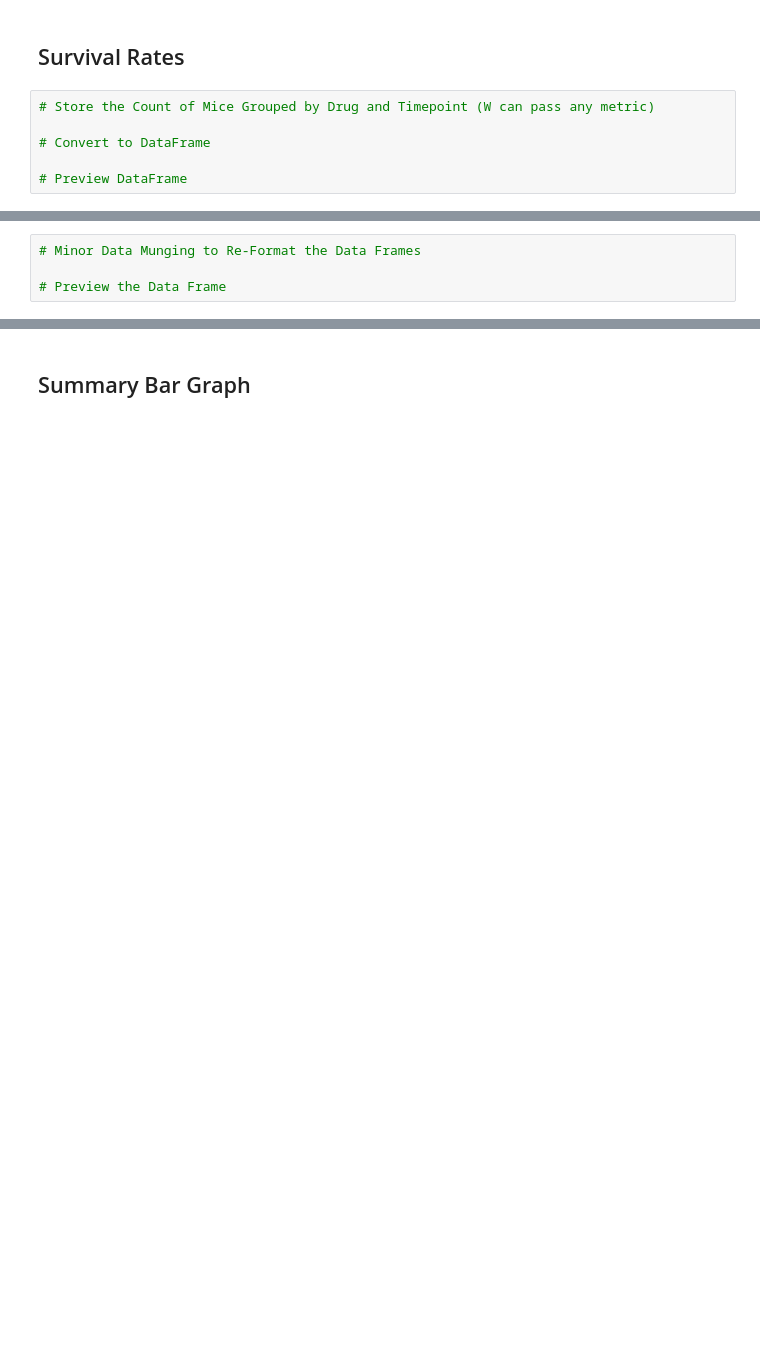
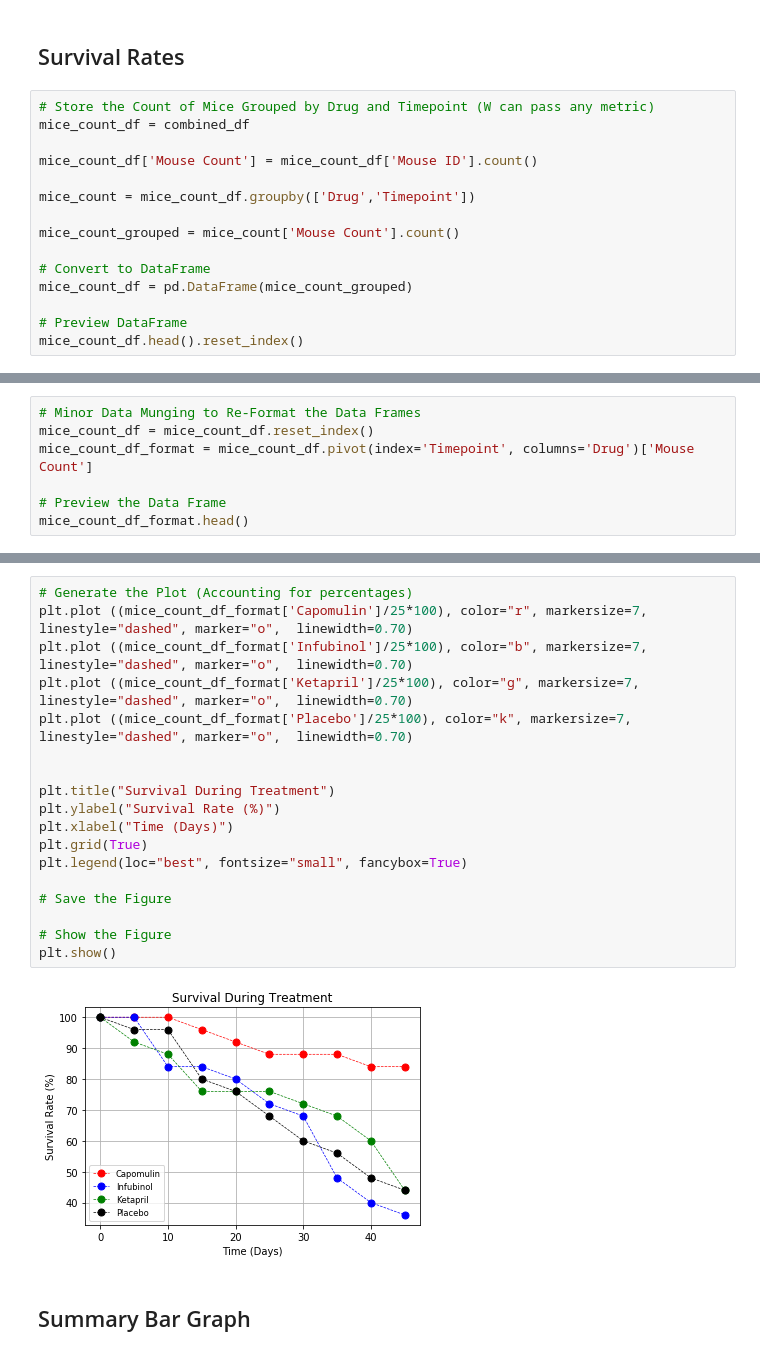
Before and after one commit to vineethgithub2311/Matplotlib_HW, a Jupyter notebook: Pymaceuticals/pymaceuticals_starter.ipynb, the cells around one changed output, grey strips where cells are left out. Drawn from its saved outputs; the diff is of its cells as text; blank space fills up the shorter version.

```diff
--- a/Pymaceuticals/pymaceuticals_starter.ipynb
+++ b/Pymaceuticals/pymaceuticals_starter.ipynb
@@ -184,7 +195,16 @@ plt.show()
 ## Survival Rates
 # %%
 # Store the Count of Mice Grouped by Drug and Timepoint (W can pass any metric)
+mice_count_df = combined_df
+
+mice_count_df['Mouse Count'] = mice_count_df['Mouse ID'].count()
+
+mice_count = mice_count_df.groupby(['Drug','Timepoint'])
+
+mice_count_grouped = mice_count['Mouse Count'].count()
 
 # Convert to DataFrame
+mice_count_df = pd.DataFrame(mice_count_grouped)
 
 # Preview DataFrame
+mice_count_df.head().reset_index()
@@ -199,4 +218,7 @@ plt.show()
 # %%
 # Minor Data Munging to Re-Format the Data Frames
+mice_count_df = mice_count_df.reset_index()
+mice_count_df_format = mice_count_df.pivot(index='Timepoint', columns='Drug')['Mouse Count']
 
 # Preview the Data Frame
+mice_count_df_format.head()
@@ -222,3 +233,23 @@ plt.show()
+# %%
+# Generate the Plot (Accounting for percentages)
+plt.plot ((mice_count_df_format['Capomulin']/25*100), color="r", markersize=7, linestyle="dashed", marker="o",  linewidth=0.70)
+plt.plot ((mice_count_df_format['Infubinol']/25*100), color="b", markersize=7, linestyle="dashed", marker="o",  linewidth=0.70)
+plt.plot ((mice_count_df_format['Ketapril']/25*100), color="g", markersize=7, linestyle="dashed", marker="o",  linewidth=0.70)
+plt.plot ((mice_count_df_format['Placebo']/25*100), color="k", markersize=7, linestyle="dashed", marker="o",  linewidth=0.70)
+
+
+plt.title("Survival During Treatment")
+plt.ylabel("Survival Rate (%)")
+plt.xlabel("Time (Days)")
+plt.grid(True)
+plt.legend(loc="best", fontsize="small", fancybox=True)
+
+# Save the Figure
+
+# Show the Figure
+plt.show()
+# %% [output]
+[figure, added]
 # %% [markdown]
 ## Summary Bar Graph
 # %%
```
Also changed, not shown: parts of 18 cells of this notebook, 2 other files.
